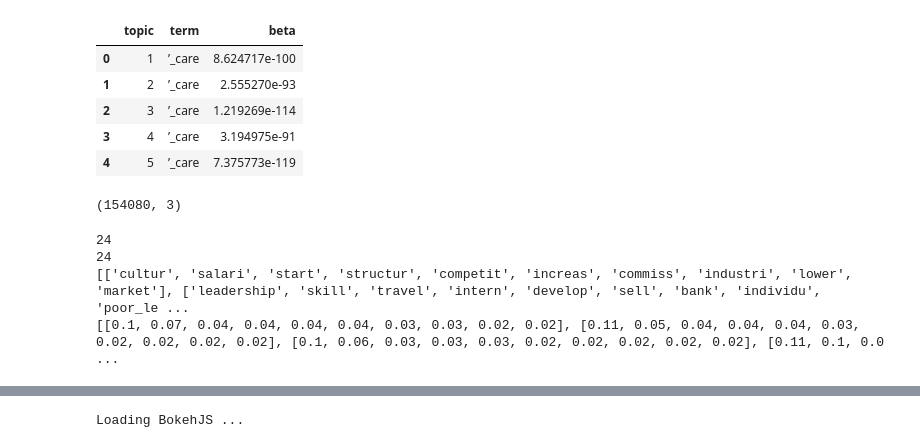
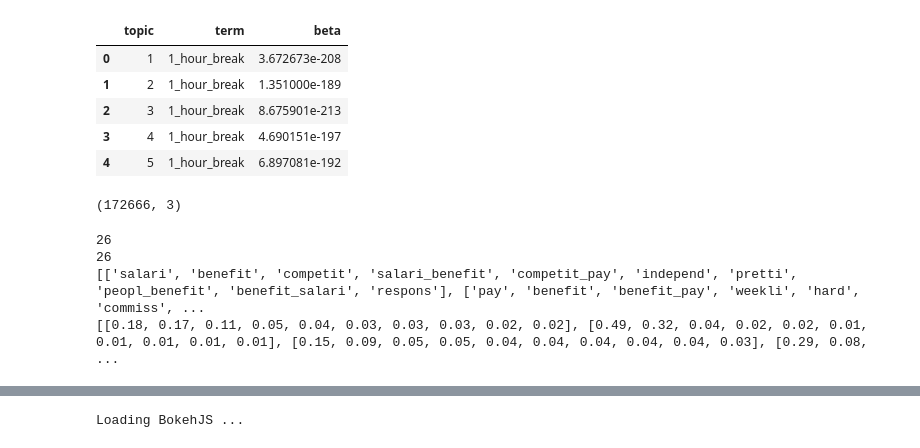
Before and after one commit to bishalsainju/Job-Satisfaction, a Jupyter notebook: analysis2/Top Ten Terms.ipynb, the cells around one changed output, grey strips where cells are left out. Saved outputs shown, nothing was run; the diff lists cells and outputs as text; code cells hidden in the pictures.

```diff
--- a/analysis2/Top Ten Terms.ipynb
+++ b/analysis2/Top Ten Terms.ipynb
@@ -1,20 +1,20 @@
 # %%
 import pandas as pd
 import numpy as np
 
-num_topics = 24
-df = pd.read_csv(f"~/Desktop/R_js/data/beta/con{num_topics}_beta.csv")
+num_topics = 26
+df = pd.read_csv(f"~/Desktop/R_js/data/beta/pro{num_topics}_beta.csv")
 
 display(df.head())
 print(df.shape)
 # %% [output]
 |  | topic | term | beta |
-| 0 | 1 | ’_care | 8.624717e-100 |
-| 1 | 2 | ’_care | 2.555270e-93 |
-| 2 | 3 | ’_care | 1.219269e-114 |
-| 3 | 4 | ’_care | 3.194975e-91 |
-| 4 | 5 | ’_care | 7.375773e-119 |
+| 0 | 1 | 1_hour_break | 3.672673e-208 |
+| 1 | 2 | 1_hour_break | 1.351000e-189 |
+| 2 | 3 | 1_hour_break | 8.675901e-213 |
+| 3 | 4 | 1_hour_break | 4.690151e-197 |
+| 4 | 5 | 1_hour_break | 6.897081e-192 |
-(154080, 3)
+(172666, 3)
 # %%
 topic_word_distr = []
 imp_words = []
@@ -37,10 +37,10 @@ print(len(imp_words))
 print(imp_words)
 print(imp_word_prob)
 # %% [output]
-24
-24
-[['cultur', 'salari', 'start', 'structur', 'competit', 'increas', 'commiss', 'industri', 'lower', 'market'], ['leadership', 'skill', 'travel', 'intern', 'develop', 'sell', 'bank', 'individu', 'poor_le ...
-[[0.1, 0.07, 0.04, 0.04, 0.04, 0.04, 0.03, 0.03, 0.02, 0.02], [0.11, 0.05, 0.04, 0.04, 0.04, 0.03, 0.02, 0.02, 0.02, 0.02], [0.1, 0.06, 0.03, 0.03, 0.03, 0.02, 0.02, 0.02, 0.02, 0.02], [0.11, 0.1, 0.0 ...
+26
+26
+[['salari', 'benefit', 'competit', 'salari_benefit', 'competit_pay', 'independ', 'pretti', 'peopl_benefit', 'benefit_salari', 'respons'], ['pay', 'benefit', 'benefit_pay', 'weekli', 'hard', 'commiss', ...
+[[0.18, 0.17, 0.11, 0.05, 0.04, 0.03, 0.03, 0.03, 0.02, 0.02], [0.49, 0.32, 0.04, 0.02, 0.02, 0.01, 0.01, 0.01, 0.01, 0.01], [0.15, 0.09, 0.05, 0.05, 0.04, 0.04, 0.04, 0.04, 0.04, 0.03], [0.29, 0.08,  ...
 # %%
 import seaborn as sns
 import matplotlib.pyplot as plt
```
Also changed, not shown: parts of 1 cell of this notebook, 15 other files.
